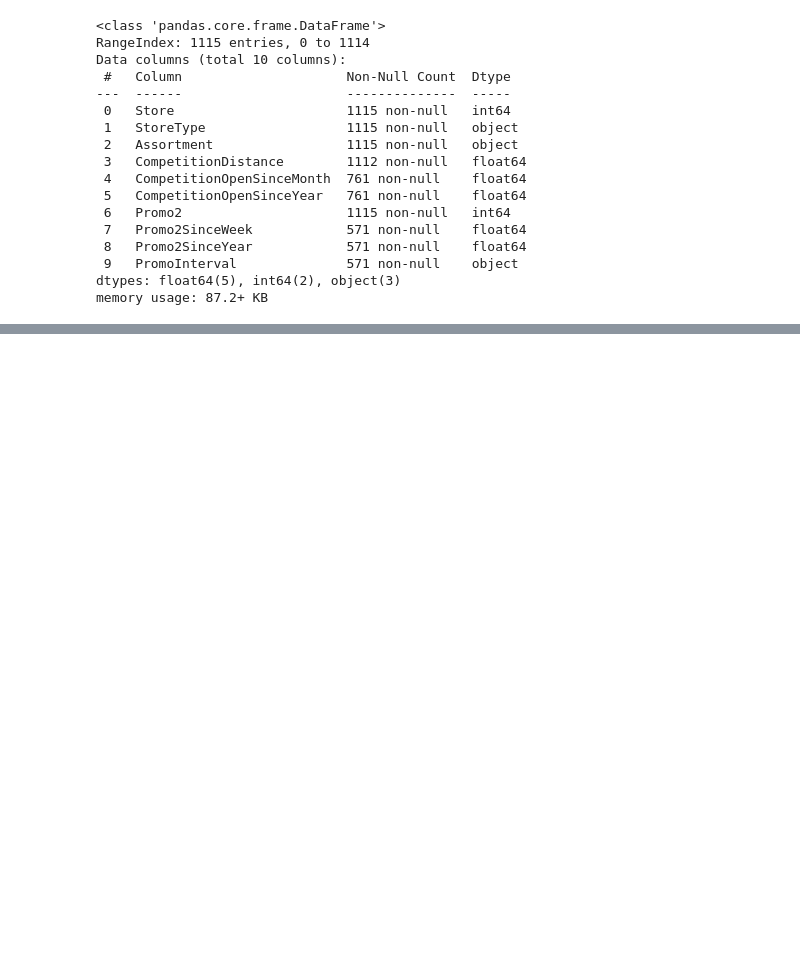
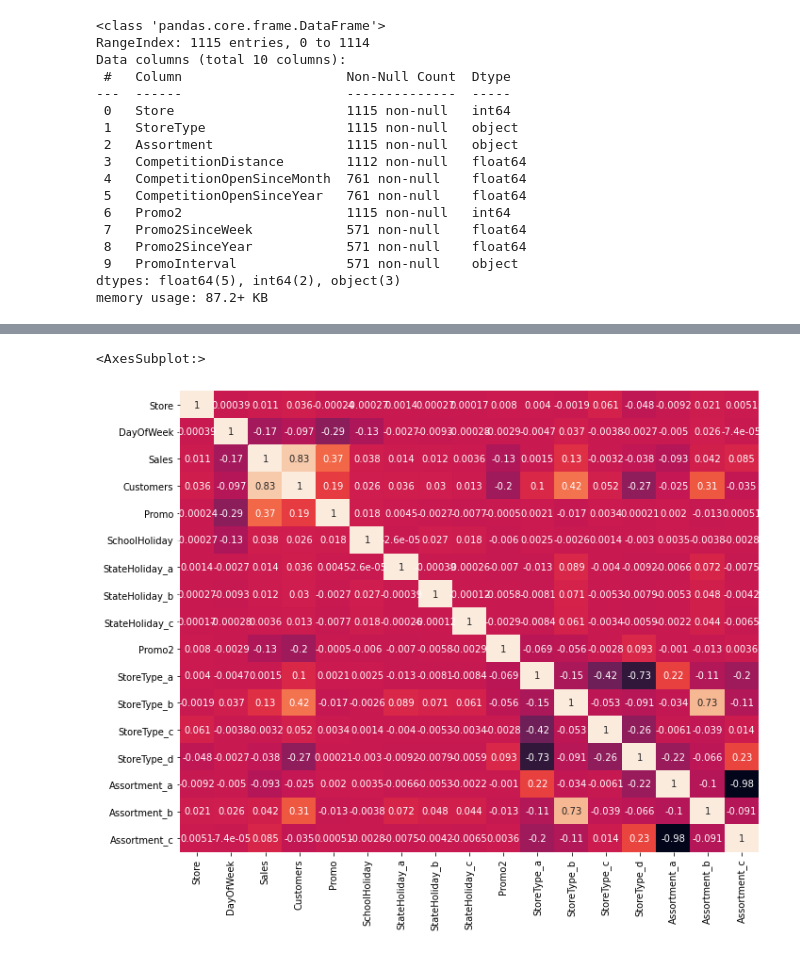
Before and after one commit to kirajano/akb, a Jupyter notebook: Rossmann.ipynb, the cells around one changed output, grey strips where cells are left out. Drawn from its saved outputs; the diff is of its cells as text; code cells hidden in the pictures; blank space fills up the shorter version.

```diff
--- a/Rossmann.ipynb
+++ b/Rossmann.ipynb
@@ -163,0 +152,6 @@ dtype: int64
+# %%
+plt.subplots(figsize=(11, 9))
+sns.heatmap(data.corr(), cbar=False, annot=True)
+# %% [output]
+<AxesSubplot:>
+[figure, added]
```
Also changed, not shown: parts of 22 cells of this notebook.
